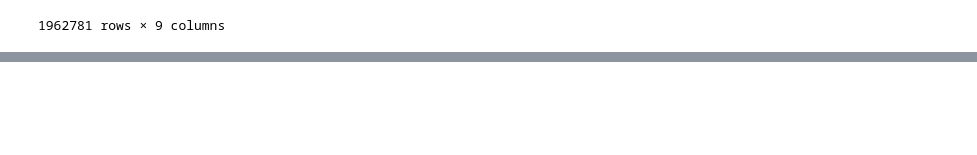
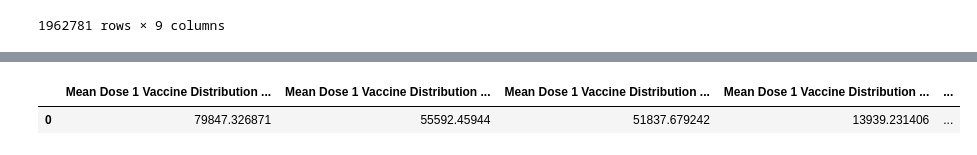
Before and after one commit to tinalina1003/Project1-Group4, a Jupyter notebook: Keyana/Age vs Vaccinations Administered.ipynb, the cells around one changed output, grey strips where cells are left out. Saved outputs shown, nothing was run; the diff lists cells and outputs as text; code cells hidden in the pictures; blank space fills up the shorter version.

Commit message:
updated statistical summary for age v vaccinces

```diff
--- a/Keyana/Age vs Vaccinations Administered.ipynb
+++ b/Keyana/Age vs Vaccinations Administered.ipynb
@@ -160,2 +98,52 @@ summary_dose1_df
+# %%
+# Statistical summary for dose 1
+mean_dose1_5 = vaccine_df['Administered Dose 1 (5 Plus)'].mean()
+median_dose1_5 = vaccine_df['Administered Dose 1 (5 Plus)'].median()
+variance_dose1_5 = vaccine_df['Administered Dose 1 (5 Plus)'].var()
+std_dev_dose1_5 = vaccine_df['Administered Dose 1 (5 Plus)'].std()
+sem_dose1_5 = vaccine_df['Administered Dose 1 (5 Plus)'].sem()
+
+mean_dose1_12 = vaccine_df['Administered Dose 1 (12 Plus)'].mean()
+median_dose1_12 = vaccine_df['Administered Dose 1 (12 Plus)'].median()
+variance_dose1_12 = vaccine_df['Administered Dose 1 (12 Plus)'].var()
+std_dev_dose1_12 = vaccine_df['Administered Dose 1 (12 Plus)'].std()
+sem_dose1_12 = vaccine_df['Administered Dose 1 (12 Plus)'].sem()
+
+mean_dose1_18 = vaccine_df['Administered Dose 1 (18 Plus)'].mean()
+median_dose1_18 = vaccine_df['Administered Dose 1 (18 Plus)'].median()
+variance_dose1_18 = vaccine_df['Administered Dose 1 (18 Plus)'].var()
+std_dev_dose1_18 = vaccine_df['Administered Dose 1 (18 Plus)'].std()
+sem_dose1_18 = vaccine_df['Administered Dose 1 (18 Plus)'].sem()
+
+mean_dose1_65 = vaccine_df['Administered Dose 1 (65 Plus)'].mean()
+median_dose1_65 = vaccine_df['Administered Dose 1 (65 Plus)'].median()
+variance_dose1_65 = vaccine_df['Administered Dose 1 (65 Plus)'].var()
+std_dev_dose1_65 = vaccine_df['Administered Dose 1 (65 Plus)'].std()
+sem_dose1_65 = vaccine_df['Administered Dose 1 (65 Plus)'].sem()
+
+summary_dose1_df = pd.DataFrame({"Mean Dose 1 Vaccine Distribution (Age 5+)": mean_dose1_5,
+                           "Mean Dose 1 Vaccine Distribution (Age 12+)": mean_dose1_12,
+                           "Mean Dose 1 Vaccine Distribution (Age 18+)": mean_dose1_18,
+                           "Mean Dose 1 Vaccine Distribution (Age 65+)": mean_dose1_65,
+                           "Median Dose 1 Vaccine Distribution (Age 5+)": median_dose1_5,
+                           "Median Dose 1 Vaccine Distribution (Age 12+)": median_dose1_12,
+                           "Median Dose 1 Vaccine Distribution (Age 18+)": median_dose1_18,
+                           "Median Dose 1 Vaccine Distribution (Age 65+)": median_dose1_65,
+                           "Dose 1 Vaccine Distribution Variance (Age 5+)": variance_dose1_5,
+                           "Dose 1 Vaccine Distribution Variance (Age 12+)": variance_dose1_12,
+                           "Dose 1 Vaccine Distribution Variance (Age 18+)": variance_dose1_18,
+                           "Dose 1 Vaccine Distribution Variance (Age 65+)": variance_dose1_65,
+                           "Dose 1 Vaccine Distribution Std. Dev (Age 5+)": std_dev_dose1_5,
+                           "Dose 1 Vaccine Distribution Std. Dev (Age 12+)": std_dev_dose1_12,
+                           "Dose 1 Vaccine Distribution Std. Dev (Age 18+)": std_dev_dose1_18,
+                           "Dose 1 Vaccine Distribution Std. Dev (Age 65+)": std_dev_dose1_65,
+                           "Dose 1 Vaccine Distribution Std. Err. (Age 5+)": sem_dose1_5,
+                           "Dose 1 Vaccine Distribution Std. Err. (Age 12+)": sem_dose1_12,
+                           "Dose 1 Vaccine Distribution Std. Err. (Age 18+)": sem_dose1_18,
+                           "Dose 1 Vaccine Distribution Std. Err. (Age 65+)": sem_dose1_65}, index=[0])
+summary_dose1_df
+# %% [output]
+|  | Mean Dose 1 Vaccine Distribution ... | Mean Dose 1 Vaccine Distribution ... | Mean Dose 1 Vaccine Distribution ... | Mean Dose 1 Vaccine Distribution ... | ... |
+| 0 | 79847.326871 | 55592.45944 | 51837.679242 | 13939.231406 | ... |
 # %%
 # Summary statistics for series
```
Also changed, not shown: parts of 8 cells of this notebook, 3 other files.
